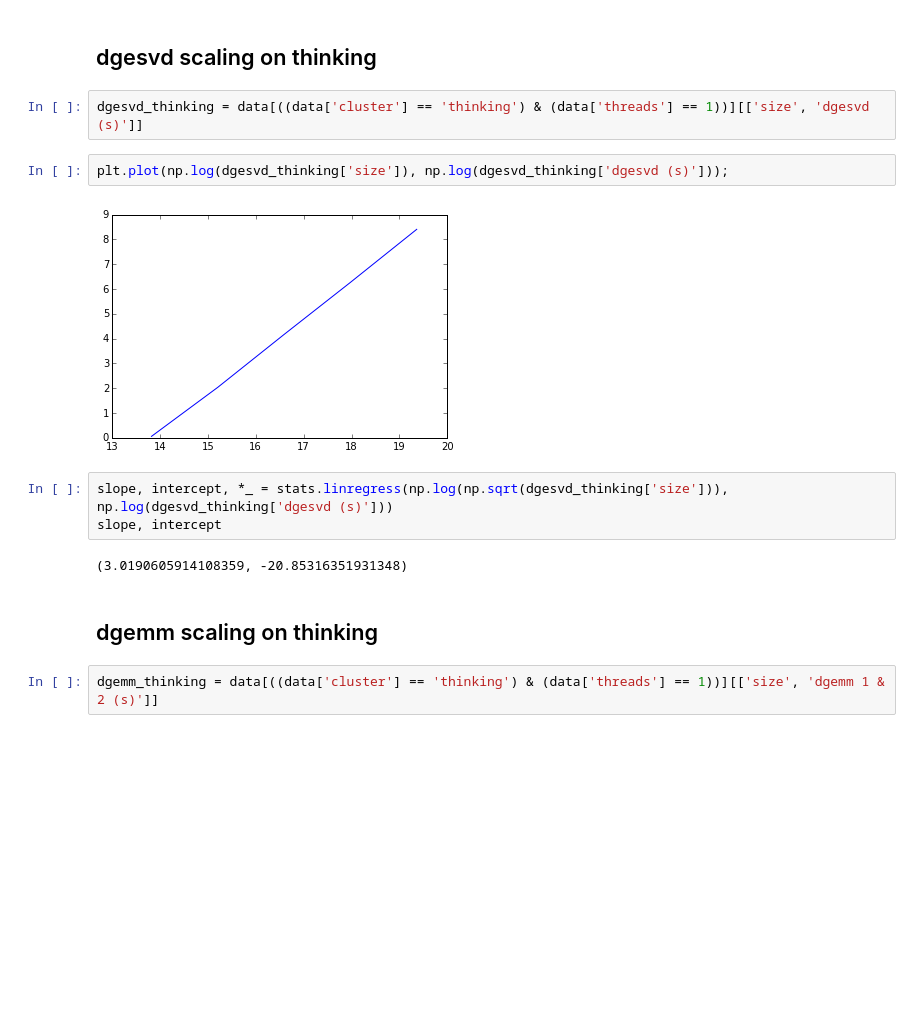
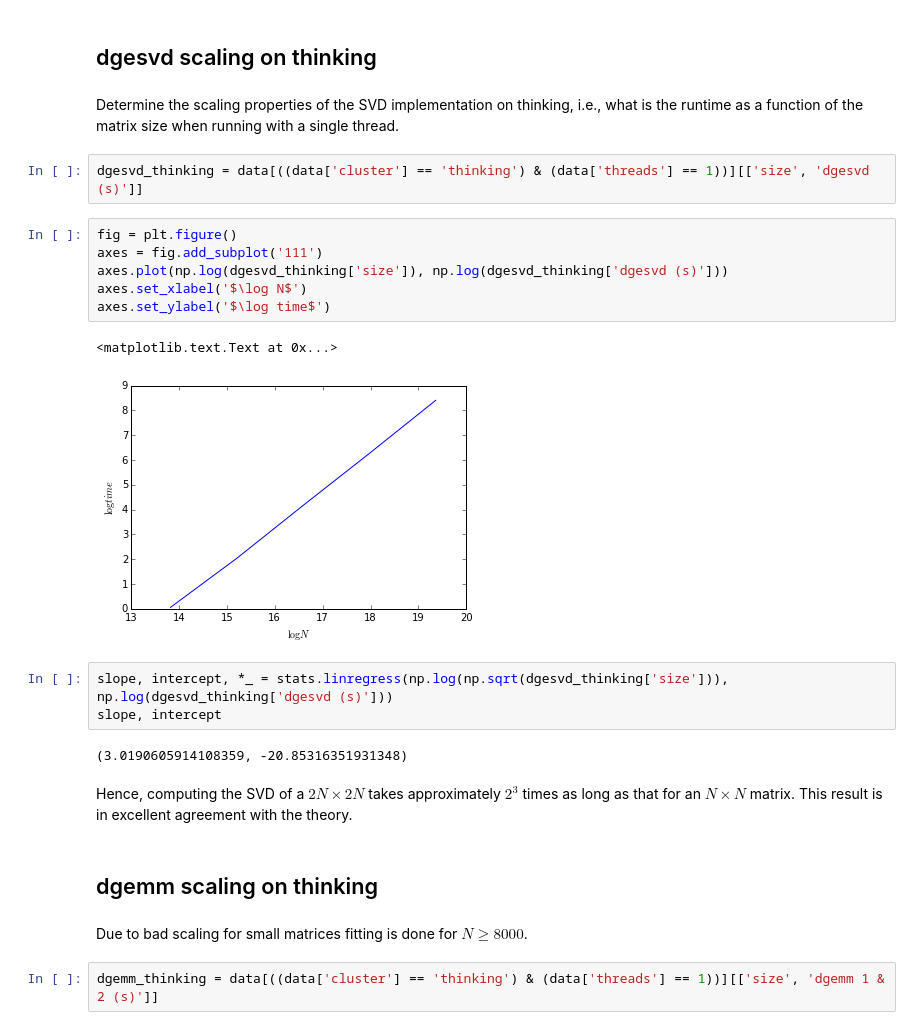
Before and after one commit to gjbex/training-material, a Jupyter notebook: Math/Lapack/SVD/performance_analysis.ipynb, the cells around one changed output. Cells and saved outputs as stored; diff of their text form; blank space fills up the shorter version.

```diff
--- a/Math/Lapack/SVD/performance_analysis.ipynb
+++ b/Math/Lapack/SVD/performance_analysis.ipynb
@@ -42,17 +86,28 @@ thinking_dgemm.plot(figsize=(14, 10));
 # %% [markdown]
 ## dgesvd scaling on thinking
+# %% [markdown]
+Determine the scaling properties of the SVD implementation on thinking, i.e., what is the runtime as a function of the matrix size when running with a single thread.
 # %%
 dgesvd_thinking = data[((data['cluster'] == 'thinking') & (data['threads'] == 1))][['size', 'dgesvd (s)']]
 # %%
-plt.plot(np.log(dgesvd_thinking['size']), np.log(dgesvd_thinking['dgesvd (s)']));
+fig = plt.figure()
+axes = fig.add_subplot('111')
+axes.plot(np.log(dgesvd_thinking['size']), np.log(dgesvd_thinking['dgesvd (s)']))
+axes.set_xlabel('$\log N$')
+axes.set_ylabel('$\log time$')
 # %% [output]
+<matplotlib.text.Text at 0x...>
-[figure, old version]
+[figure, new version]
 # %%
 slope, intercept, *_ = stats.linregress(np.log(np.sqrt(dgesvd_thinking['size'])), np.log(dgesvd_thinking['dgesvd (s)']))
 slope, intercept
 # %% [output]
 (3.0190605914108359, -20.85316351931348)
+# %% [markdown]
+Hence, computing the SVD of a $2N \times 2N$ takes approximately $2^3$ times as long as that for an $N \times N$ matrix. This result is in excellent agreement with the theory.
 # %% [markdown]
 ## dgemm scaling on thinking
+# %% [markdown]
+Due to bad scaling for small matrices fitting is done for $N \ge 8000$.
 # %%
 dgemm_thinking = data[((data['cluster'] == 'thinking') & (data['threads'] == 1))][['size', 'dgemm 1 & 2 (s)']]
```
Also changed, not shown: parts of 26 cells of this notebook.
